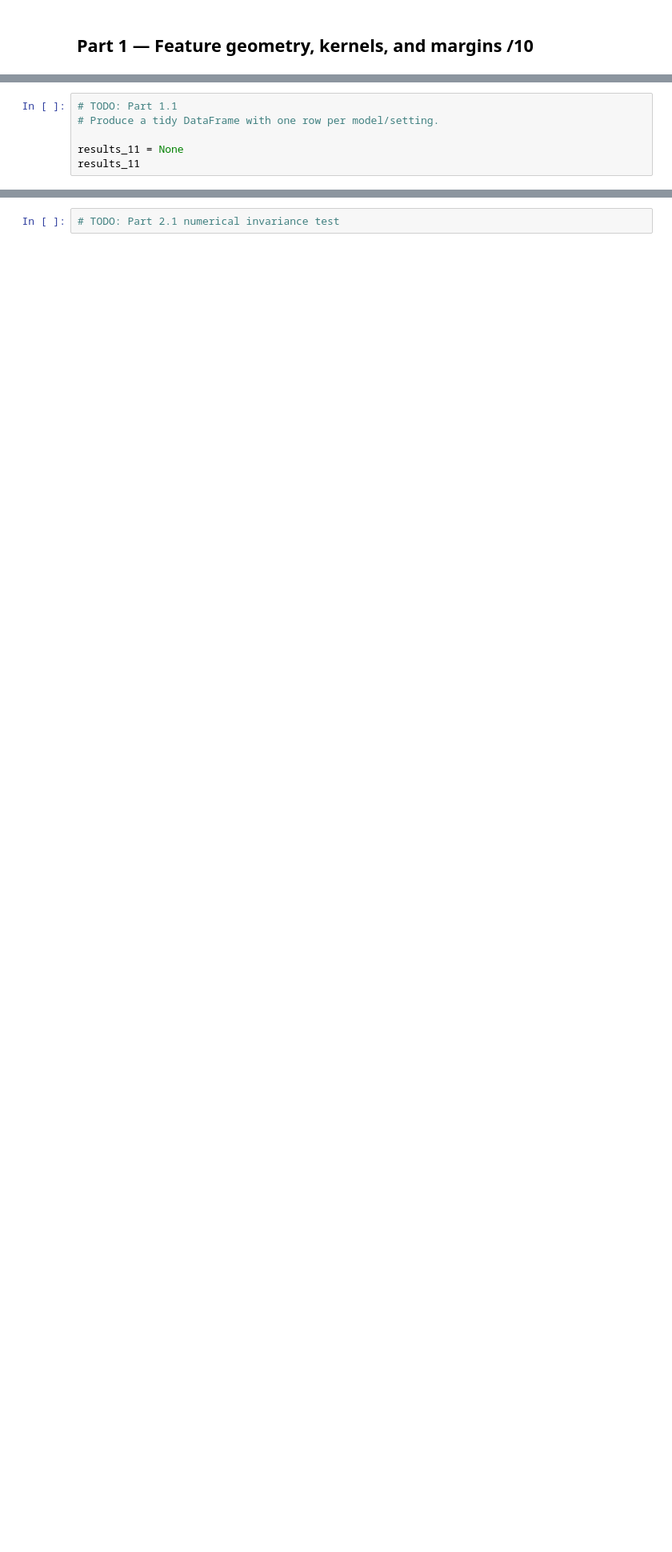
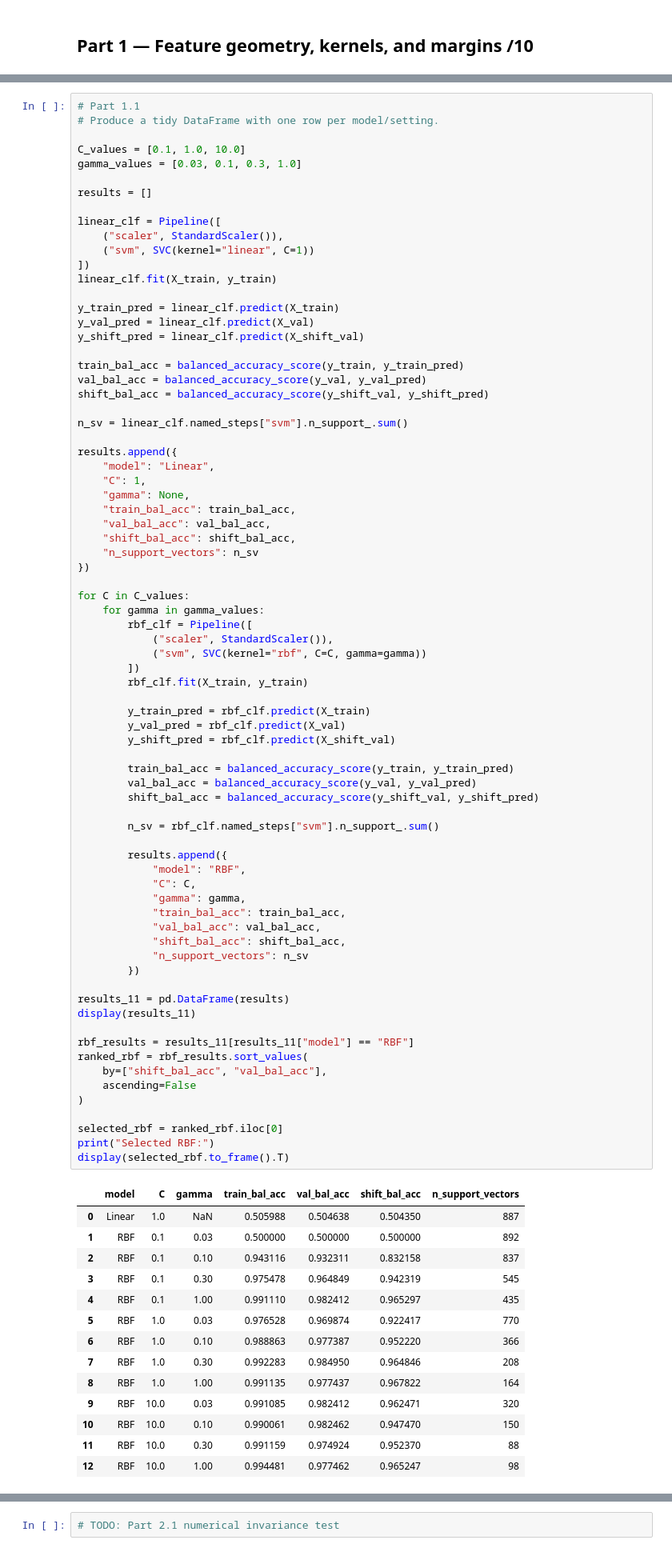
Before and after one commit to CameronC11/A2, a Jupyter notebook: CSCI3151_A2_team_15.ipynb, the cells around one changed output, grey strips where cells are left out. Shown at 80% size. Saved outputs shown, nothing was run; the diff lists cells and outputs as text; blank space fills up the shorter version.

Commit message:
part 1 completed

```diff
--- a/CSCI3151_A2_team_15.ipynb
+++ b/CSCI3151_A2_team_15.ipynb
@@ -209,8 +209,92 @@ Use `StandardScaler` inside a `Pipeline`. For every setting report:
 
 Choose one RBF setting using the two validation sets and state your selection rule **before** using any final data. Your rule does not have to maximize one number; it must be clear and reproducible.
 # %%
-# TODO: Part 1.1
+# Part 1.1
 # Produce a tidy DataFrame with one row per model/setting.
 
-results_11 = None
-results_11
+C_values = [0.1, 1.0, 10.0]
+gamma_values = [0.03, 0.1, 0.3, 1.0]
+
+results = []
+
+linear_clf = Pipeline([
+    ("scaler", StandardScaler()),
+    ("svm", SVC(kernel="linear", C=1))
+])
+linear_clf.fit(X_train, y_train)
+
+y_train_pred = linear_clf.predict(X_train)
+y_val_pred = linear_clf.predict(X_val)
+y_shift_pred = linear_clf.predict(X_shift_val)
+
+train_bal_acc = balanced_accuracy_score(y_train, y_train_pred)
+val_bal_acc = balanced_accuracy_score(y_val, y_val_pred)
+shift_bal_acc = balanced_accuracy_score(y_shift_val, y_shift_pred)
+
+n_sv = linear_clf.named_steps["svm"].n_support_.sum()
+
+results.append({
+    "model": "Linear",
+    "C": 1,
+    "gamma": None,
+    "train_bal_acc": train_bal_acc,
+    "val_bal_acc": val_bal_acc,
+    "shift_bal_acc": shift_bal_acc,
+    "n_support_vectors": n_sv
+})
+
+for C in C_values:
+    for gamma in gamma_values:
+        rbf_clf = Pipeline([
+            ("scaler", StandardScaler()),
+            ("svm", SVC(kernel="rbf", C=C, gamma=gamma))
+        ])
+        rbf_clf.fit(X_train, y_train)
+
+        y_train_pred = rbf_clf.predict(X_train)
+        y_val_pred = rbf_clf.predict(X_val)
+        y_shift_pred = rbf_clf.predict(X_shift_val)
+
+        train_bal_acc = balanced_accuracy_score(y_train, y_train_pred)
+        val_bal_acc = balanced_accuracy_score(y_val, y_val_pred)
+        shift_bal_acc = balanced_accuracy_score(y_shift_val, y_shift_pred)
+
+        n_sv = rbf_clf.named_steps["svm"].n_support_.sum()
+
+        results.append({
+            "model": "RBF",
+            "C": C,
+            "gamma": gamma,
+            "train_bal_acc": train_bal_acc,
+            "val_bal_acc": val_bal_acc,
+            "shift_bal_acc": shift_bal_acc,
+            "n_support_vectors": n_sv
+        })
+
+results_11 = pd.DataFrame(results)
+display(results_11)
+
+rbf_results = results_11[results_11["model"] == "RBF"]
+ranked_rbf = rbf_results.sort_values(
+    by=["shift_bal_acc", "val_bal_acc"],
+    ascending=False
+)
+
+selected_rbf = ranked_rbf.iloc[0]
+print("Selected RBF:")
+display(selected_rbf.to_frame().T)
+# %% [output]
+|  | model | C | gamma | train_bal_acc | val_bal_acc | shift_bal_acc | n_support_vectors |
+| 0 | Linear | 1.0 | NaN | 0.505988 | 0.504638 | 0.504350 | 887 |
+| 1 | RBF | 0.1 | 0.03 | 0.500000 | 0.500000 | 0.500000 | 892 |
+| 2 | RBF | 0.1 | 0.10 | 0.943116 | 0.932311 | 0.832158 | 837 |
+| 3 | RBF | 0.1 | 0.30 | 0.975478 | 0.964849 | 0.942319 | 545 |
+| 4 | RBF | 0.1 | 1.00 | 0.991110 | 0.982412 | 0.965297 | 435 |
+| 5 | RBF | 1.0 | 0.03 | 0.976528 | 0.969874 | 0.922417 | 770 |
+| 6 | RBF | 1.0 | 0.10 | 0.988863 | 0.977387 | 0.952220 | 366 |
+| 7 | RBF | 1.0 | 0.30 | 0.992283 | 0.984950 | 0.964846 | 208 |
+| 8 | RBF | 1.0 | 1.00 | 0.991135 | 0.977437 | 0.967822 | 164 |
+| 9 | RBF | 10.0 | 0.03 | 0.991085 | 0.982412 | 0.962471 | 320 |
+| 10 | RBF | 10.0 | 0.10 | 0.990061 | 0.982462 | 0.947470 | 150 |
+| 11 | RBF | 10.0 | 0.30 | 0.991159 | 0.974924 | 0.952370 | 88 |
+| 12 | RBF | 10.0 | 1.00 | 0.994481 | 0.977462 | 0.965247 | 98 |
```
Also changed, not shown: parts of 6 cells of this notebook.
